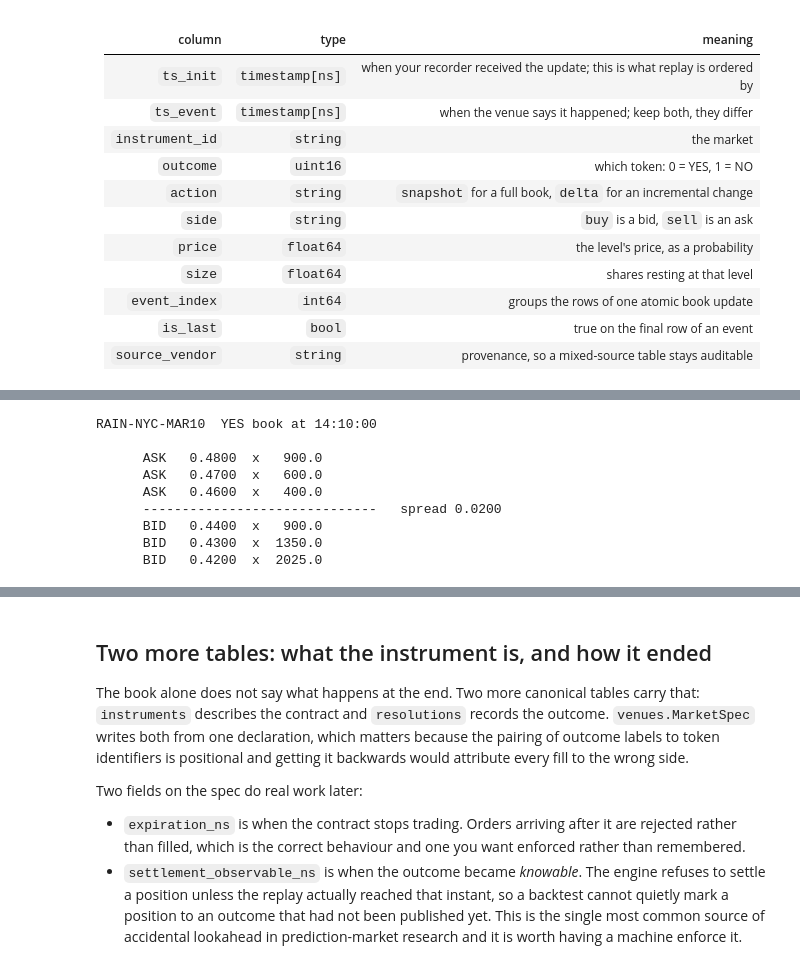
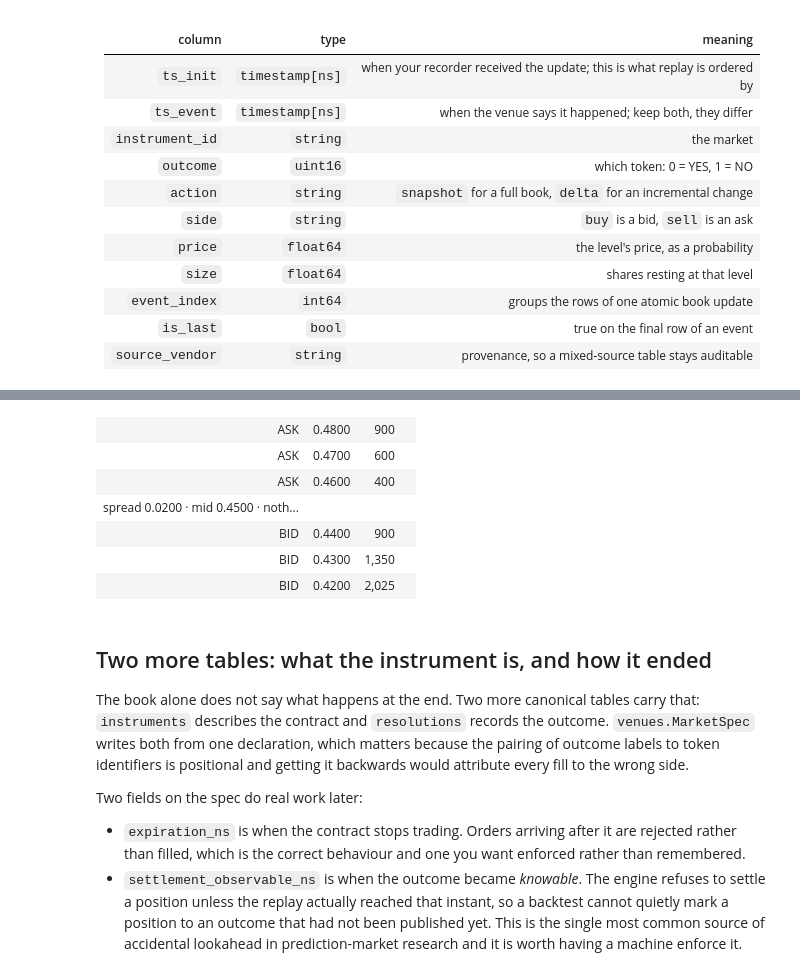
Before and after one commit to h5i-dev/h5i-db-cookbook, a Jupyter notebook: articles/practical_backtesting_for_polymarket.ipynb, the cells around one changed output, grey strips where cells are left out. Drawn from its saved outputs; the diff is of its cells as text; code cells hidden in the pictures.

```diff
--- a/articles/practical_backtesting_for_polymarket.ipynb
+++ b/articles/practical_backtesting_for_polymarket.ipynb
@@ -475,25 +480,46 @@ reads it.
-# %%
-def print_ladder(book: pa.Table, event_index: int) -> None:
-    frame = book.to_pandas().query("event_index == @event_index")
-    when = frame.ts_init.iloc[0]
-    asks = frame[frame.side == "sell"].sort_values("price", ascending=False)
-    bids = frame[frame.side == "buy"].sort_values("price", ascending=False)
-    print(f"{MARKET}  YES book at {when:%H:%M:%S}\n")
-    for row in asks.itertuples():
-        print(f"      ASK   {row.price:.4f}  x {row.size:7.1f}")
-    print(f"      {'-' * 30}   spread {asks.price.min() - bids.price.max():.4f}")
-    for row in bids.itertuples():
-        print(f"      BID   {row.price:.4f}  x {row.size:7.1f}")
-
-
-print_ladder(toy_book, 3)
-# %% [output]
-RAIN-NYC-MAR10  YES book at 14:10:00
-
-      ASK   0.4800  x   900.0
-      ASK   0.4700  x   600.0
-      ASK   0.4600  x   400.0
-      ------------------------------   spread 0.0200
-      BID   0.4400  x   900.0
-      BID   0.4300  x  1350.0
-      BID   0.4200  x  2025.0
+# %%
+def ladder_html(book: pa.Table, event_index: int) -> HTML:
+    """Draw one book event as a price ladder: asks above, bids below."""
+    frame = book.to_pandas().query("event_index == @event_index")
+    when = frame.ts_init.iloc[0]
+    asks = frame[frame.side == "sell"].sort_values("price", ascending=False)
+    bids = frame[frame.side == "buy"].sort_values("price", ascending=False)
+    widest = frame["size"].max()
+    spread = asks.price.min() - bids.price.max()
+
+    def row(record, tint: str) -> str:
+        width = record.size / widest * 100
+        return (
+            '<tr>'
+            f'<td style="padding:2px 10px;opacity:.55;font-size:.85em">'
+            f'{"ASK" if record.side == "sell" else "BID"}</td>'
+            f'<td style="padding:2px 10px;text-align:right;font-variant-numeric:tabular-nums">'
+            f'{record.price:.4f}</td>'
+            f'<td style="padding:2px 10px;text-align:right;opacity:.7;'
+            f'font-variant-numeric:tabular-nums">{record.size:,.0f}</td>'
+            f'<td style="padding:2px 10px;width:55%">'
+            f'<div style="background:{tint};width:{width:.1f}%;height:14px;'
+            'border-radius:3px"></div></td>'
+            '</tr>'
+        )
+
+    body = "".join(row(record, "rgba(192,57,43,.55)") for record in asks.itertuples())
+    body += (
+        '<tr><td colspan="4" style="padding:6px 10px;border-top:1px dashed '
+        'currentColor;border-bottom:1px dashed currentColor;opacity:.65;'
+        f'font-size:.85em">spread {spread:.4f} &nbsp;·&nbsp; mid '
+        f'{(asks.price.min() + bids.price.max()) / 2:.4f} &nbsp;·&nbsp; '
+        'nothing trades in here</td></tr>'
+    )
+    body += "".join(row(record, "rgba(44,127,184,.55)") for record in bids.itertuples())
+    return HTML(
+        '<div style="font-family:ui-monospace,SFMono-Regular,Menlo,monospace;'
+        'max-width:620px">'
+        f'<div style="padding:4px 10px;opacity:.75;font-size:.9em">{MARKET}'
+        f' &nbsp;·&nbsp; YES book at {when:%H:%M:%S}</div>'
+        f'<table style="border-collapse:collapse;width:100%">{body}</table></div>'
+    )
+
+
+ladder_html(toy_book, 3)
+# %% [output]
@@ -500,3 +527,10 @@ RAIN-NYC-MAR10  YES book at 14:10:00
+| ASK | 0.4800 | 900 |  |
+| ASK | 0.4700 | 600 |  |
+| ASK | 0.4600 | 400 |  |
+| spread 0.0200 · mid 0.4500 · noth... |  |  |  |
+| BID | 0.4400 | 900 |  |
+| BID | 0.4300 | 1,350 |  |
+| BID | 0.4200 | 2,025 |  |
 # %% [markdown]
 ## Two more tables: what the instrument is, and how it ended
 
```
Also changed, not shown: parts of 10 cells of this notebook, 1 other file.
